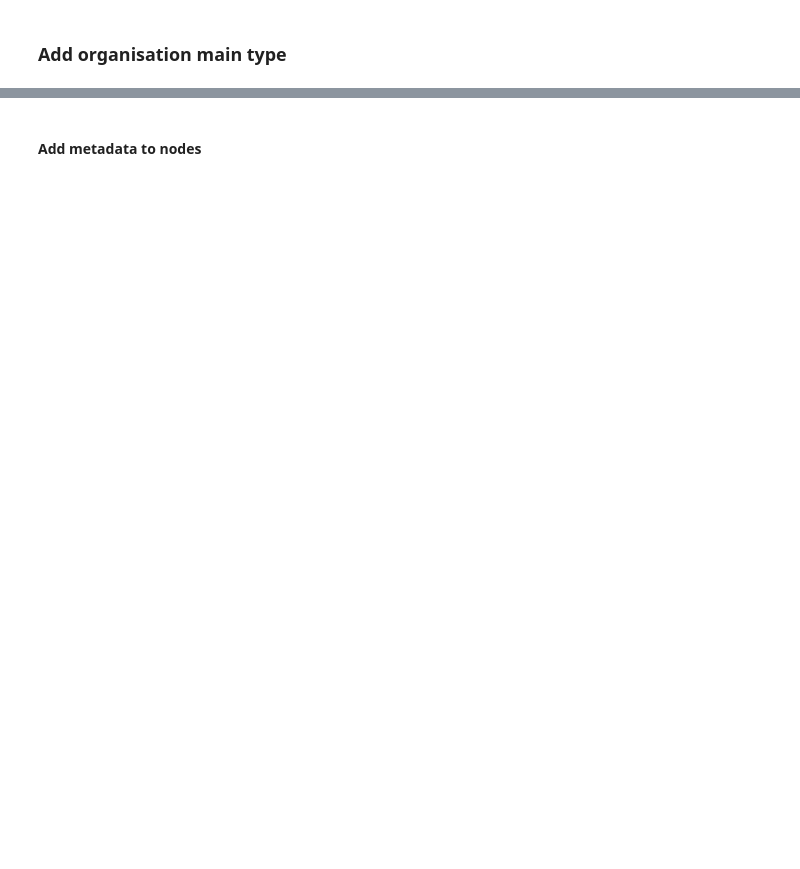
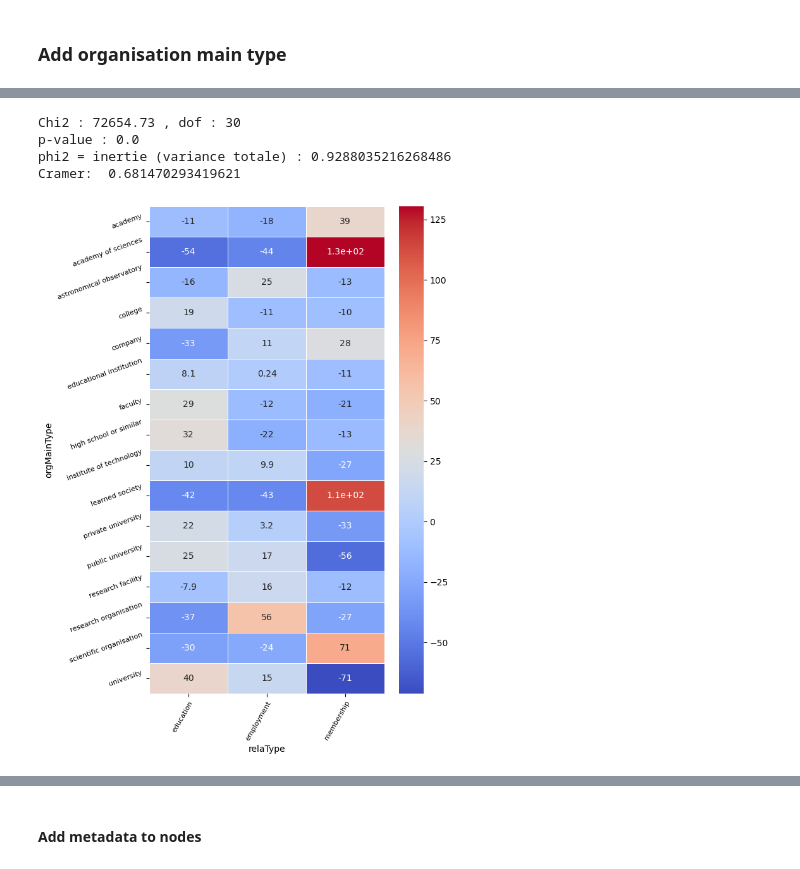
Before and after one commit to Chiodo53/astronomers, a Jupyter notebook: notebooks_jupyter/wikidata_exploration/wdt_organisations_networks.ipynb, the cells around one changed output, grey strips where cells are left out. Drawn from its saved outputs; the diff is of its cells as text; code cells hidden in the pictures; blank space fills up the shorter version.

```diff
--- a/notebooks_jupyter/wikidata_exploration/wdt_organisations_networks.ipynb
+++ b/notebooks_jupyter/wikidata_exploration/wdt_organisations_networks.ipynb
@@ -765,0 +422,3 @@ dtype: int64
+# %%
+df_p['orgMainType'] = df_p['typesOrg'].apply(lambda x : code_organisation_main_type(x))
+df_p.iloc[7:10]
@@ -765,0 +481,4 @@ dtype: int64
+# %%
+### Select the columns that will be used
+df_prep = df_p[['uriPer','labelPer','birthYear','uriOrg', 'labelOrg', 'orgMainType', 'relaType', 'periods']].copy(deep=True)
+print(len(df_prep))
@@ -765,0 +623,9 @@ dtype: int64
+# %%
+
+
+### Contingency table
+X = 'relaType'
+Y = 'orgMainType'
+
+ddf = df_prep[[X,Y]].pivot_table(index=Y,columns=X,observed=True, aggfunc=len,margins=True,margins_name="Total").fillna(0).astype(int)
+ddf
@@ -765,0 +652,3 @@ dtype: int64
+# %%
+ct_wm = ddf.iloc[:-1,:-1].copy(deep=True)
+ct_wm
@@ -765,0 +674,14 @@ dtype: int64
+# %%
+### We observe a strong relationship between these two variables
+# which is explained by the fact that not all organisations types
+# are concerned by the same relationship types
+bivariee_stats(ct_wm)
+# %% [output]
+Chi2 : 72654.73 , dof : 30
+p-value : 0.0
+phi2 = inertie (variance totale) : 0.9288035216268486
+Cramer:  0.681470293419621
+# %%
+pp = plot_chi2_residuals(ct_wm, figsize=(6, 10))
+# %% [output]
+[figure, added]
```
Also changed, not shown: parts of 342 cells of this notebook, 3 other files.
